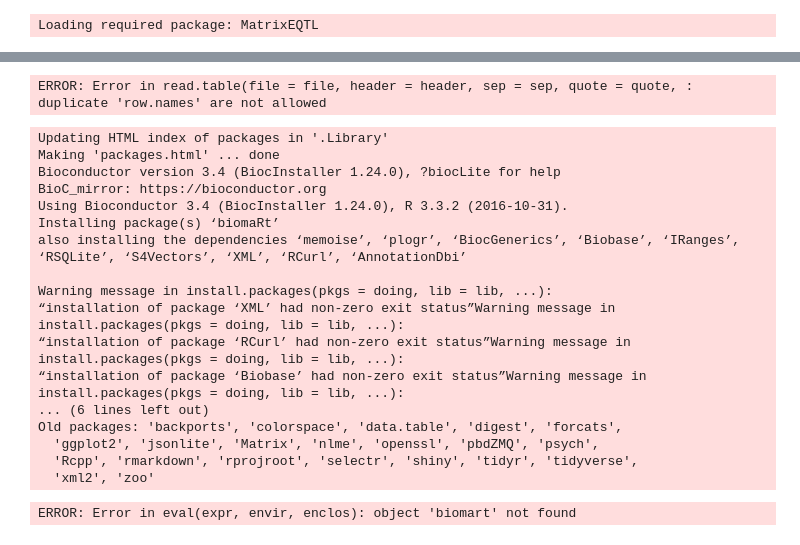
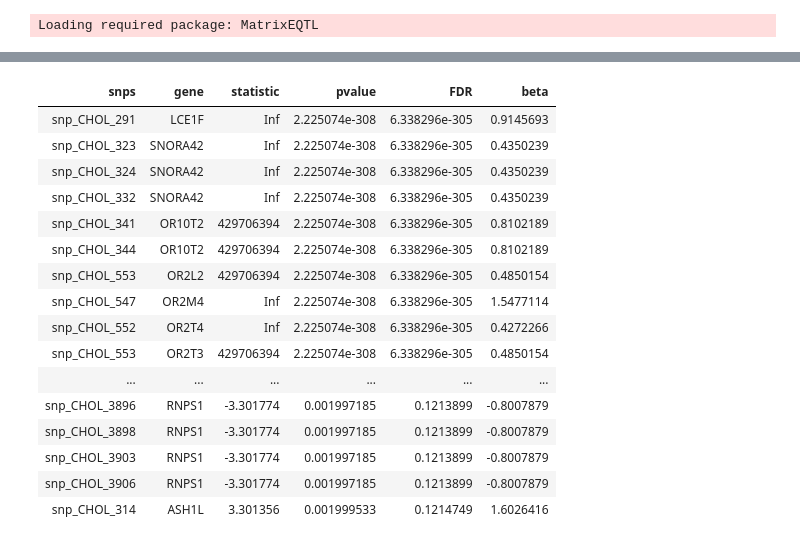
Before and after one commit to APOYS/Cis-regulatory_mENCODE, a Jupyter notebook: Testing_MatrixEQTL.ipynb, the cells around one changed output, grey strips where cells are left out. Saved outputs shown, nothing was run; the diff lists cells and outputs as text; code cells hidden in the pictures.

Commit message:
process tcga

```diff
--- a/Testing_MatrixEQTL.ipynb
+++ b/Testing_MatrixEQTL.ipynb
@@ -147,29 +183,0 @@ Detected distant eQTLs:
-# %%
-table = read.csv("~/Downloads//gdac.broadinstitute.org_ACC.Mutation_Packager_Oncotated_Calls.Level_3.2016012800.0.0/TCGA-OR-A5J1-01.hg19.oncotator.hugo_entrez_remapped.maf.txt",row.names=2)
-# %% [output]
-ERROR: Error in read.table(file = file, header = header, sep = sep, quote = quote, : duplicate 'row.names' are not allowed
-# %%
-source("https://bioconductor.org/biocLite.R")
-biocLite("biomaRt")
-# %% [output]
-Updating HTML index of packages in '.Library'
-Making 'packages.html' ... done
-Bioconductor version 3.4 (BiocInstaller 1.24.0), ?biocLite for help
-BioC_mirror: https://bioconductor.org
-Using Bioconductor 3.4 (BiocInstaller 1.24.0), R 3.3.2 (2016-10-31).
-Installing package(s) ‘biomaRt’
-also installing the dependencies ‘memoise’, ‘plogr’, ‘BiocGenerics’, ‘Biobase’, ‘IRanges’, ‘RSQLite’, ‘S4Vectors’, ‘XML’, ‘RCurl’, ‘AnnotationDbi’
-
-Warning message in install.packages(pkgs = doing, lib = lib, ...):
-“installation of package ‘XML’ had non-zero exit status”Warning message in install.packages(pkgs = doing, lib = lib, ...):
-“installation of package ‘RCurl’ had non-zero exit status”Warning message in install.packages(pkgs = doing, lib = lib, ...):
-“installation of package ‘Biobase’ had non-zero exit status”Warning message in install.packages(pkgs = doing, lib = lib, ...):
-... (6 lines left out)
-Old packages: 'backports', 'colorspace', 'data.table', 'digest', 'forcats',
-  'ggplot2', 'jsonlite', 'Matrix', 'nlme', 'openssl', 'pbdZMQ', 'psych',
-  'Rcpp', 'rmarkdown', 'rprojroot', 'selectr', 'shiny', 'tidyr', 'tidyverse',
-  'xml2', 'zoo'
-# %%
-biomart
-# %% [output]
-ERROR: Error in eval(expr, envir, enclos): object 'biomart' not found
@@ -177,0 +184,20 @@ ERROR: Error in eval(expr, envir, enclos): object 'biomart' not found
+# %%
+me$cis$eqtls
+# %% [output]
+| snps | gene | statistic | pvalue | FDR | beta |
+| snp_CHOL_291 | LCE1F | Inf | 2.225074e-308 | 6.338296e-305 | 0.9145693 |
+| snp_CHOL_323 | SNORA42 | Inf | 2.225074e-308 | 6.338296e-305 | 0.4350239 |
+| snp_CHOL_324 | SNORA42 | Inf | 2.225074e-308 | 6.338296e-305 | 0.4350239 |
+| snp_CHOL_332 | SNORA42 | Inf | 2.225074e-308 | 6.338296e-305 | 0.4350239 |
+| snp_CHOL_341 | OR10T2 | 429706394 | 2.225074e-308 | 6.338296e-305 | 0.8102189 |
+| snp_CHOL_344 | OR10T2 | 429706394 | 2.225074e-308 | 6.338296e-305 | 0.8102189 |
+| snp_CHOL_553 | OR2L2 | 429706394 | 2.225074e-308 | 6.338296e-305 | 0.4850154 |
+| snp_CHOL_547 | OR2M4 | Inf | 2.225074e-308 | 6.338296e-305 | 1.5477114 |
+| snp_CHOL_552 | OR2T4 | Inf | 2.225074e-308 | 6.338296e-305 | 0.4272266 |
+| snp_CHOL_553 | OR2T3 | 429706394 | 2.225074e-308 | 6.338296e-305 | 0.4850154 |
+| ... | ... | ... | ... | ... | ... |
+| snp_CHOL_3896 | RNPS1 | -3.301774 | 0.001997185 | 0.1213899 | -0.8007879 |
+| snp_CHOL_3898 | RNPS1 | -3.301774 | 0.001997185 | 0.1213899 | -0.8007879 |
+| snp_CHOL_3903 | RNPS1 | -3.301774 | 0.001997185 | 0.1213899 | -0.8007879 |
+| snp_CHOL_3906 | RNPS1 | -3.301774 | 0.001997185 | 0.1213899 | -0.8007879 |
+| snp_CHOL_314 | ASH1L | 3.301356 | 0.001999533 | 0.1214749 | 1.6026416 |
```
Also changed, not shown: parts of 13 cells of this notebook, 4 other files.
